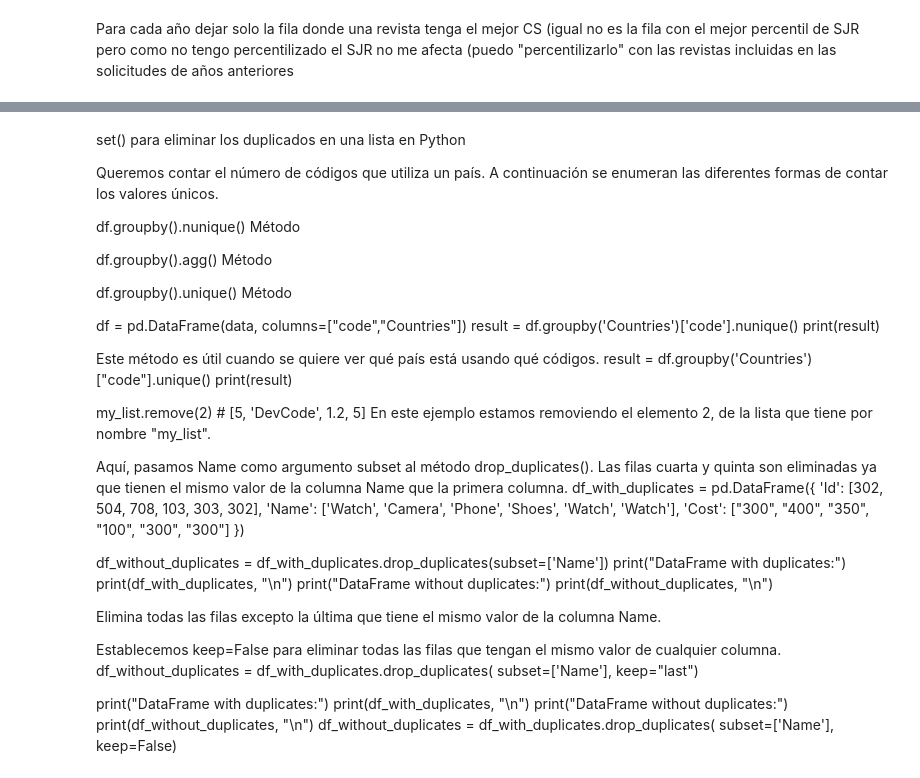
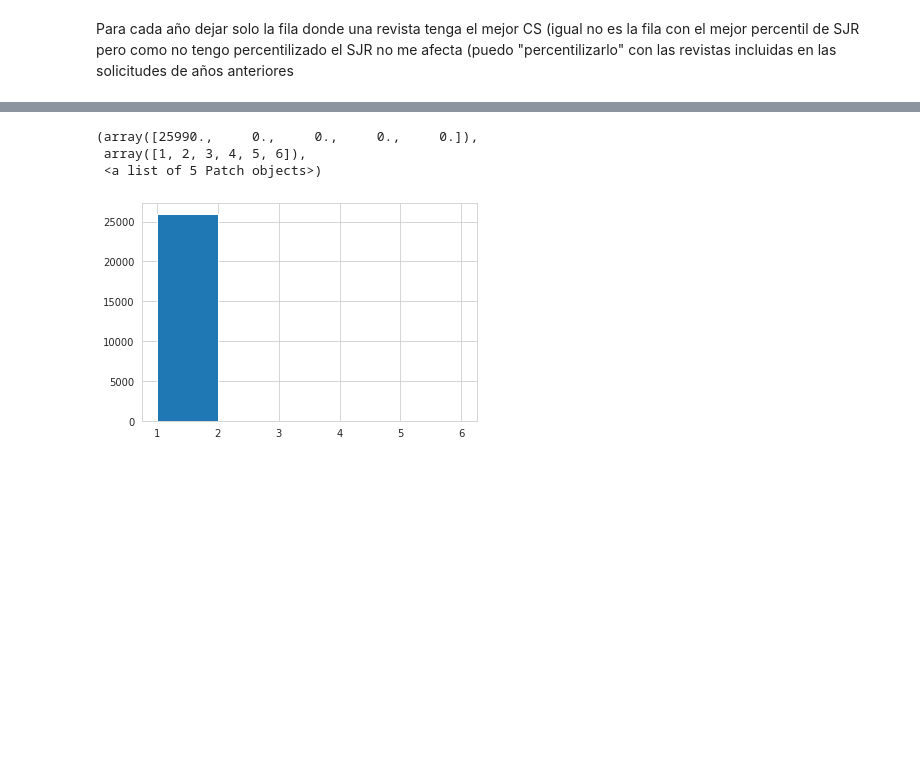
Before and after one commit to jamg-upv/Impacto-citas-articulo, a Jupyter notebook: impactoencitas.ipynb, the cells around one changed output, grey strips where cells are left out. Drawn from its saved outputs; the diff is of its cells as text; code cells hidden in the pictures; blank space fills up the shorter version.

```diff
--- a/impactoencitas.ipynb
+++ b/impactoencitas.ipynb
@@ -261,7 +259,4 @@ plt.hist(ContarSourceId2 ["size"], bins=[1,2,3,4,5,6])
 
 #primero tengo que ordenar por ScopusSourceID  y por Percentile ascendente
 dfOrdered=df.sort_values(['ScopusSourceID', 'Percentile'], ascending=True)
-dfOrdered
-
-# df_without_duplicates = df_with_duplicates.drop_duplicates(
-#     subset=['Name'], keep="last")
+dfOrderedNoDup = dfOrdered.drop_duplicates(subset=['ScopusSourceID'], keep="last")
@@ -284,49 +263,10 @@ dfOrdered
-# %% [markdown]
-set() para eliminar los duplicados en una lista en Python
-
-Queremos contar el número de códigos que utiliza un país. A continuación se enumeran las diferentes formas de contar los valores únicos.
-
-df.groupby().nunique() Método
-
-df.groupby().agg() Método
-
-df.groupby().unique() Método
-
-
-df = pd.DataFrame(data, columns=["code","Countries"])
-result = df.groupby('Countries')['code'].nunique()
-print(result)
-
-Este método es útil cuando se quiere ver qué país está usando qué códigos.
-result = df.groupby('Countries')["code"].unique()
-print(result)
-
-
-my_list.remove(2) # [5, 'DevCode', 1.2, 5]
-En este ejemplo estamos removiendo el elemento 2, de la lista que tiene por nombre "my_list".
-
-Aquí, pasamos Name como argumento subset al método drop_duplicates(). Las filas cuarta y quinta son eliminadas ya que tienen el mismo valor de la columna Name que la primera columna.
-df_with_duplicates = pd.DataFrame({
-    'Id': [302, 504, 708, 103, 303, 302],
-    'Name': ['Watch', 'Camera', 'Phone', 'Shoes', 'Watch', 'Watch'],
-    'Cost': ["300", "400", "350", "100", "300", "300"]
-})
-
-df_without_duplicates = df_with_duplicates.drop_duplicates(subset=['Name'])
-print("DataFrame with duplicates:")
-print(df_with_duplicates, "\n")
-print("DataFrame without duplicates:")
-print(df_without_duplicates, "\n")
-
-Elimina todas las filas excepto la última que tiene el mismo valor de la columna Name.
-
-Establecemos keep=False para eliminar todas las filas que tengan el mismo valor de cualquier columna.
-df_without_duplicates = df_with_duplicates.drop_duplicates(
-    subset=['Name'], keep="last")
-
-print("DataFrame with duplicates:")
-print(df_with_duplicates, "\n")
-print("DataFrame without duplicates:")
-print(df_without_duplicates, "\n")
-df_without_duplicates = df_with_duplicates.drop_duplicates(
-    subset=['Name'], keep=False)
+# %%
+# compruebo que ahora no hay ScopusSourceID repetidos
+ContarSourceIdNoDup = dfOrderedNoDup.groupby("ScopusSourceID", as_index=False).size()
+plt.hist(ContarSourceIdNoDup ["size"], bins=[1,2,3,4,5,6])
+# plt.hist(ContarSourceId2 ["size"], bins=6)
+# %% [output]
+(array([25990.,     0.,     0.,     0.,     0.]),
+ array([1, 2, 3, 4, 5, 6]),
+ <a list of 5 Patch objects>)
+[figure, added]
```
Also changed, not shown: parts of 15 cells of this notebook.
